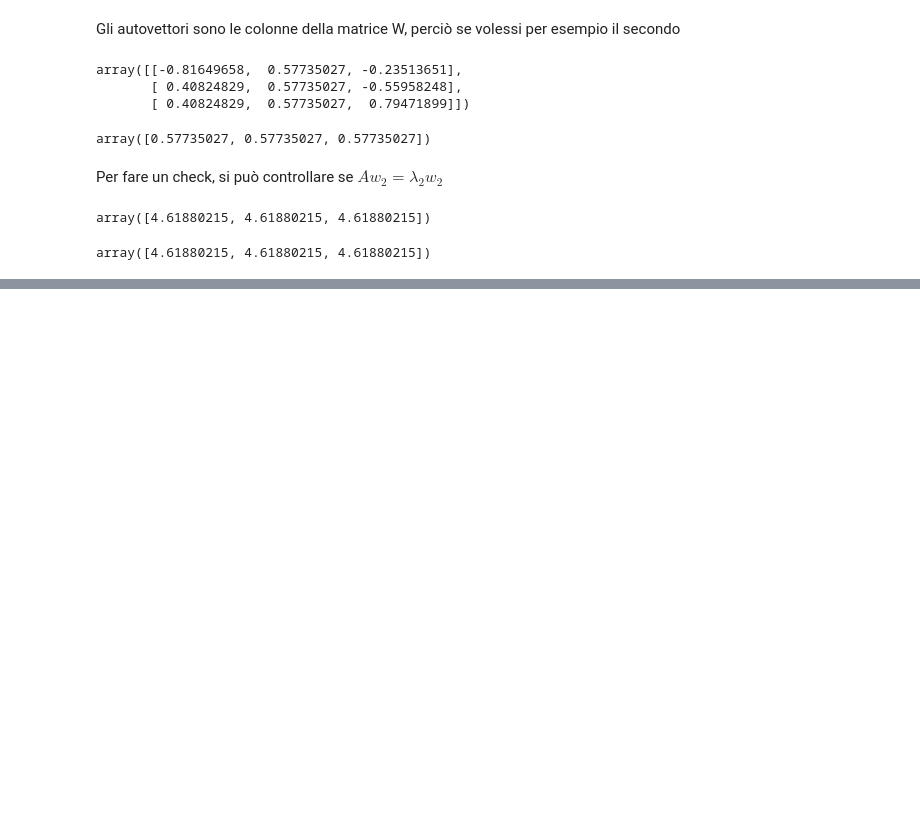
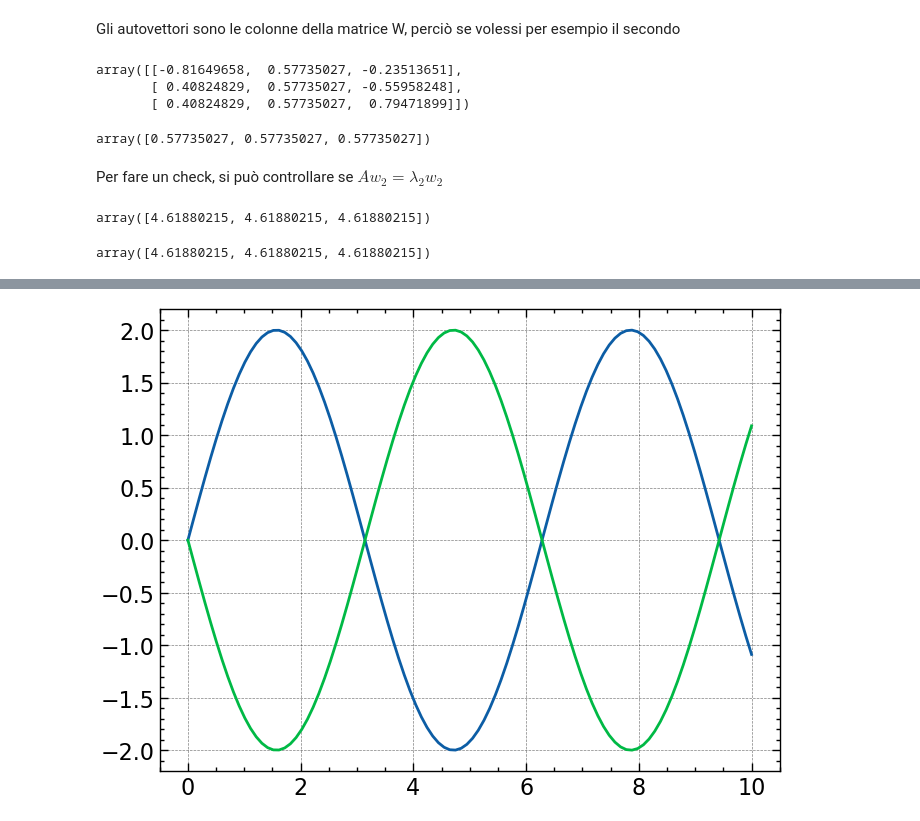
Before and after one commit to mscamp/PythonLearning, a Jupyter notebook: MrPSolver/numpy.ipynb, the cells around one changed output, grey strips where cells are left out. Saved outputs shown, nothing was run; the diff lists cells and outputs as text; code cells hidden in the pictures; blank space fills up the shorter version.

```diff
--- a/MrPSolver/numpy.ipynb
+++ b/MrPSolver/numpy.ipynb
@@ -521,0 +586,11 @@ array([4.61880215, 4.61880215, 4.61880215])
+# %%
+# Punto 1
+z = np.linspace(0, 4 * np.pi, 100)
+t = np.linspace(0, 10, 100)
+tv, zv = np.meshgrid(t, z)
+
+E_x = np.cos(zv - tv)
+E_y = 2 * np.cos(zv - tv + (np.pi / 2))
+E_z = 0 * tv
+E = np.array([E_x, E_y, E_z])
+E
@@ -521,0 +615,3 @@ array([4.61880215, 4.61880215, 4.61880215])
+# %%
+E = np.swapaxes(E, 0, -1) # Per ottenere un vettore con x, y, z per ciascun t
+E
@@ -521,0 +636,10 @@ array([4.61880215, 4.61880215, 4.61880215])
+# %%
+B = np.cross(np.array([0, 0, 1]), E)
+B = np.swapaxes(B, 0, -1)
+B_x, B_y, B_z = B
+# %%
+plt.plot(t, E_y[0])
+plt.plot(t, B_x[0])
+plt.show()
+# %% [output]
+[figure, added]
```
Also changed, not shown: parts of 26 cells of this notebook.
